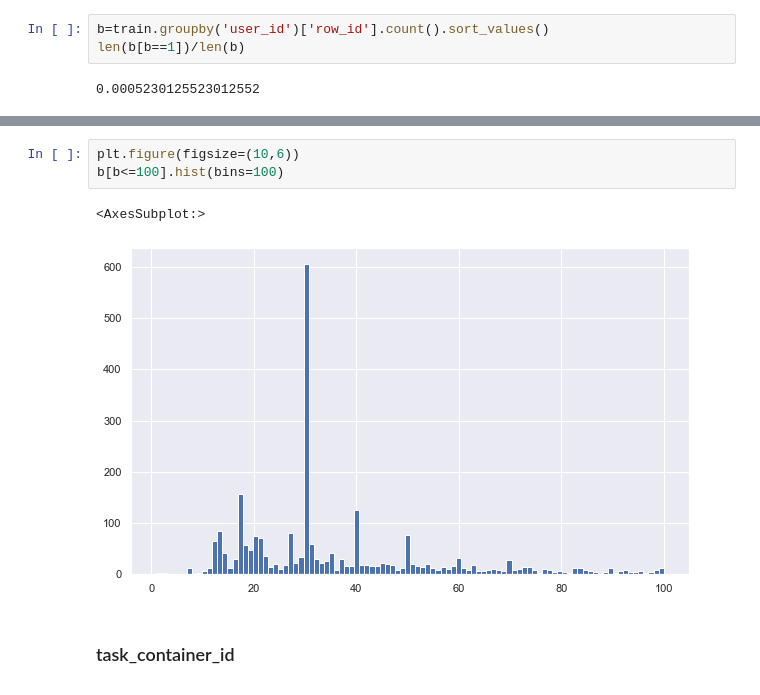
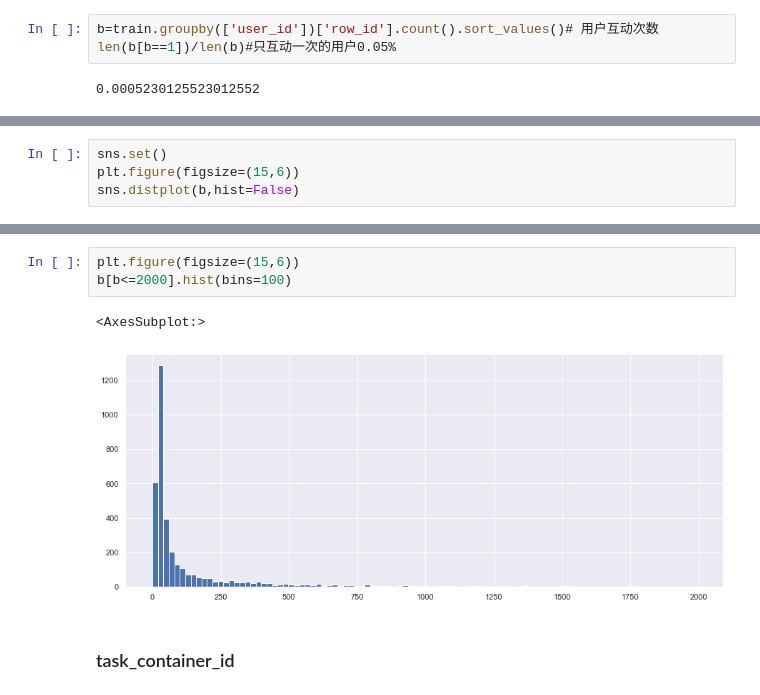
Before and after one commit to Asher-zsz/Kaggle-riiid-test-answer-prediction, a Jupyter notebook: EDA.ipynb, the cells around one changed output, grey strips where cells are left out. Cells and saved outputs as stored; diff of their text form.

```diff
--- a/EDA.ipynb
+++ b/EDA.ipynb
@@ -193,7 +193,7 @@ train[train['user_id']==7171715]
 | 377148 | 377148 | 14534202354 | 7171715 | 11251 | 0 | 7739 | 1 | ... |
 10826 rows × 9 columns
 # %%
-b=train.groupby('user_id')['row_id'].count().sort_values()
-len(b[b==1])/len(b)
+b=train.groupby(['user_id'])['row_id'].count().sort_values()# 用户互动次数
+len(b[b==1])/len(b)#只互动一次的用户0.05%
 # %% [output]
 0.0005230125523012552
@@ -199,0 +217,4 @@ len(b[b==1])/len(b)
+# %%
+sns.set()
+plt.figure(figsize=(15,6))
+sns.distplot(b,hist=False)
@@ -200,9 +224,9 @@ len(b[b==1])/len(b)
 # %%
-plt.figure(figsize=(10,6))
-b[b<=100].hist(bins=100)
+plt.figure(figsize=(15,6))
+b[b<=2000].hist(bins=100)
 # %% [output]
 <AxesSubplot:>
-[figure, old version]
+[figure, new version]
 # %% [markdown]
 ### task_container_id
 # %%
```
Also changed, not shown: parts of 49 cells of this notebook.
